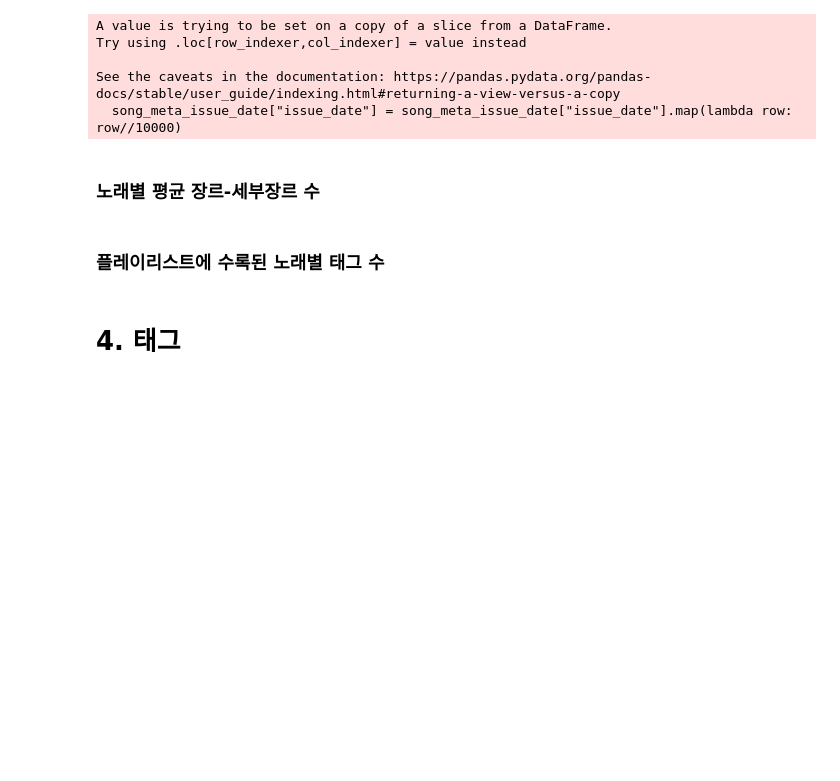
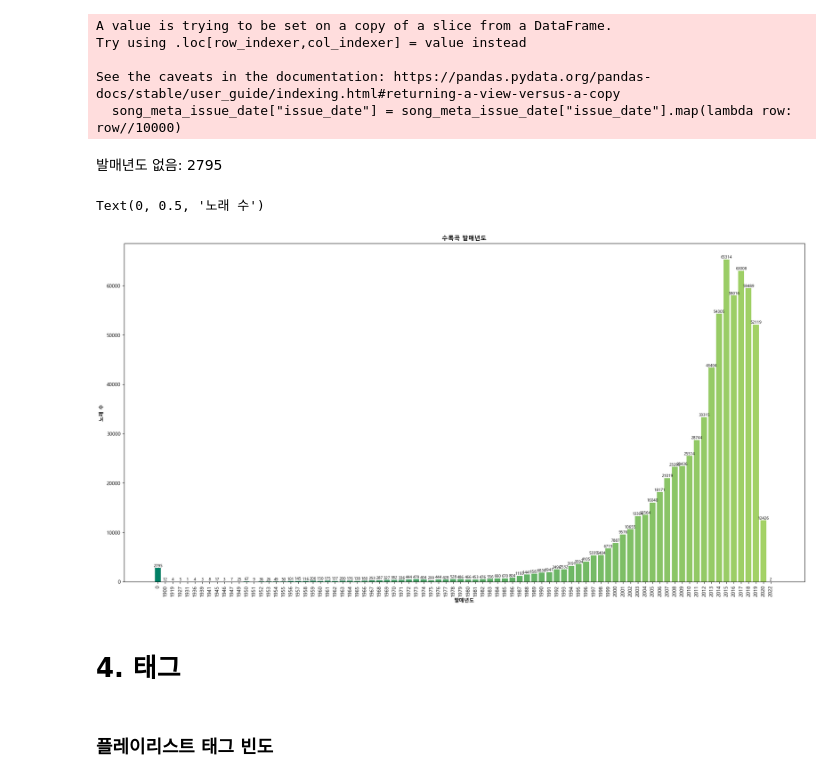
Before and after one commit to yukyung531/OUI, a Jupyter notebook: eda/노래플레이스트.ipynb, the cells around one changed output. Saved outputs shown, nothing was run; the diff lists cells and outputs as text; code cells hidden in the pictures; blank space fills up the shorter version.

```diff
--- a/eda/노래플레이스트.ipynb
+++ b/eda/노래플레이스트.ipynb
@@ -422,16 +422,33 @@ Text(0, 0.5, '노래 수')
 # 장르별 노래 수
 song_meta_issue_date = song_meta[["id", "issue_date"]]
 song_meta_issue_date["issue_date"] = song_meta_issue_date["issue_date"].map(lambda row: row//10000)
-song_meta_issue_date = song_meta_issue_date.groupby("issue_date")["id"].count().reset_index(drop=False).rename(columns={"id":"plylist_id"})
+song_meta_issue_date = song_meta_issue_date.groupby("issue_date")["id"].count().reset_index(drop=False).rename(columns={"id":"cnt"})
 # %% [output]
 A value is trying to be set on a copy of a slice from a DataFrame.
 Try using .loc[row_indexer,col_indexer] = value instead
 
 See the caveats in the documentation: https://pandas.pydata.org/pandas-docs/stable/user_guide/indexing.html#returning-a-view-versus-a-copy
   song_meta_issue_date["issue_date"] = song_meta_issue_date["issue_date"].map(lambda row: row//10000)
-# %% [markdown]
-### 노래별 평균 장르-세부장르 수
-# %% [markdown]
-### 플레이리스트에 수록된 노래별 태그 수
+# %%
+song_meta_issue_date_range = song_meta_issue_date["issue_date"]
+song_meta_issue_date_cnt = song_meta_issue_date["cnt"]
+song_meta_issue_date_label = song_meta_issue_date_range.map(lambda row: str(row)).to_list()
+# %% [markdown]
+발매년도 없음: 2795
+# %%
+plt.figure(figsize=(24,12))
+colors = plt.cm.summer([i*2 for i, _ in enumerate(song_meta_issue_date_label)])
+bars = plt.bar(song_meta_issue_date_label, song_meta_issue_date_cnt, color=colors)
+for bar, value in zip(bars, song_meta_issue_date_cnt):
+    plt.text(bar.get_x() + bar.get_width() / 2, bar.get_height(), str(value), ha='center', va='bottom', fontsize=8)
+plt.xticks(song_meta_issue_date_label, rotation="vertical")
+plt.title("수록곡 발매년도", fontweight='bold')
+plt.xlabel("발매년도", fontweight='bold')
+plt.ylabel("노래 수", fontweight='bold')
+# %% [output]
+Text(0, 0.5, '노래 수')
+[figure, added]
 # %% [markdown]
 # 4. 태그
+# %% [markdown]
+### 플레이리스트 태그 빈도
```
Also changed, not shown: parts of 10 cells of this notebook.
